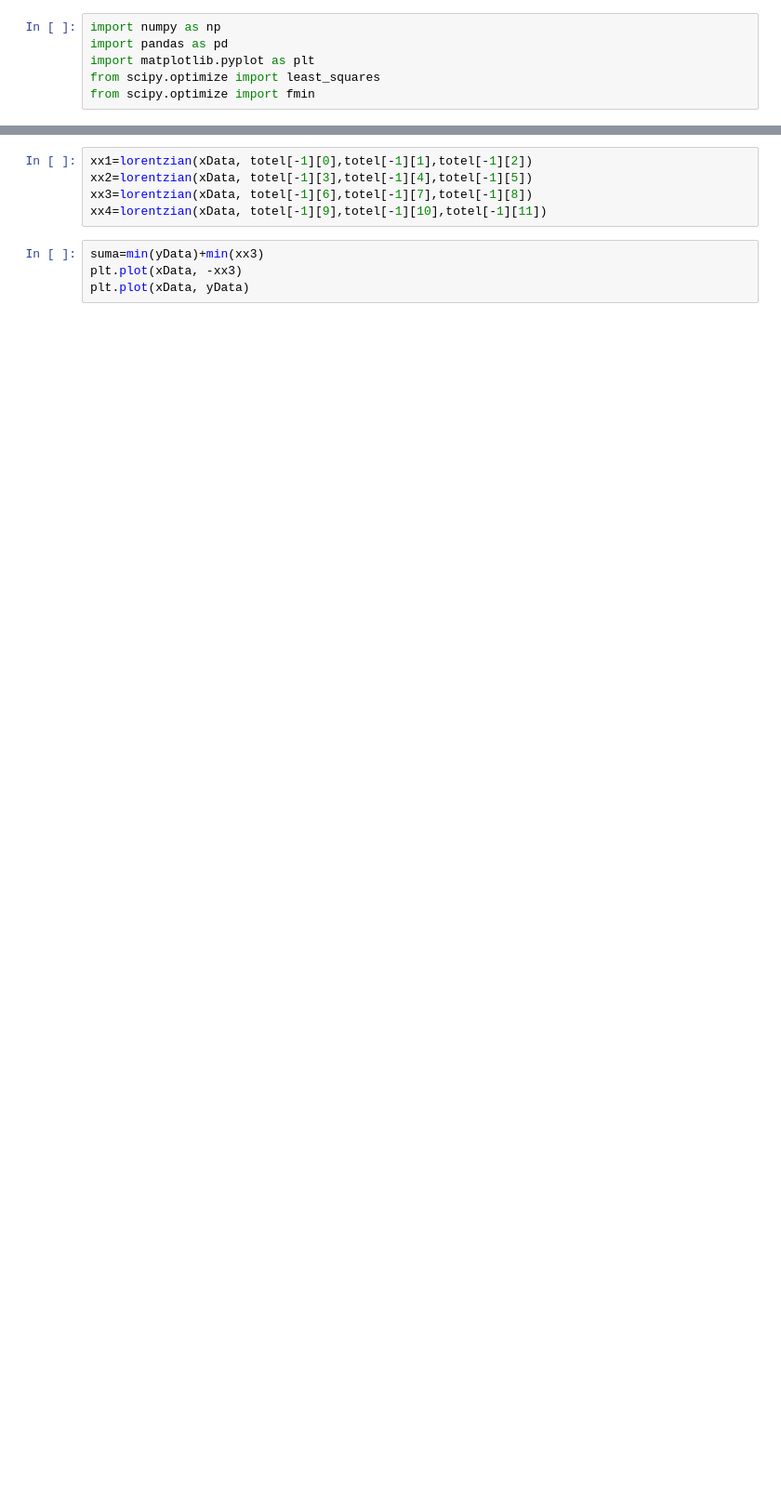
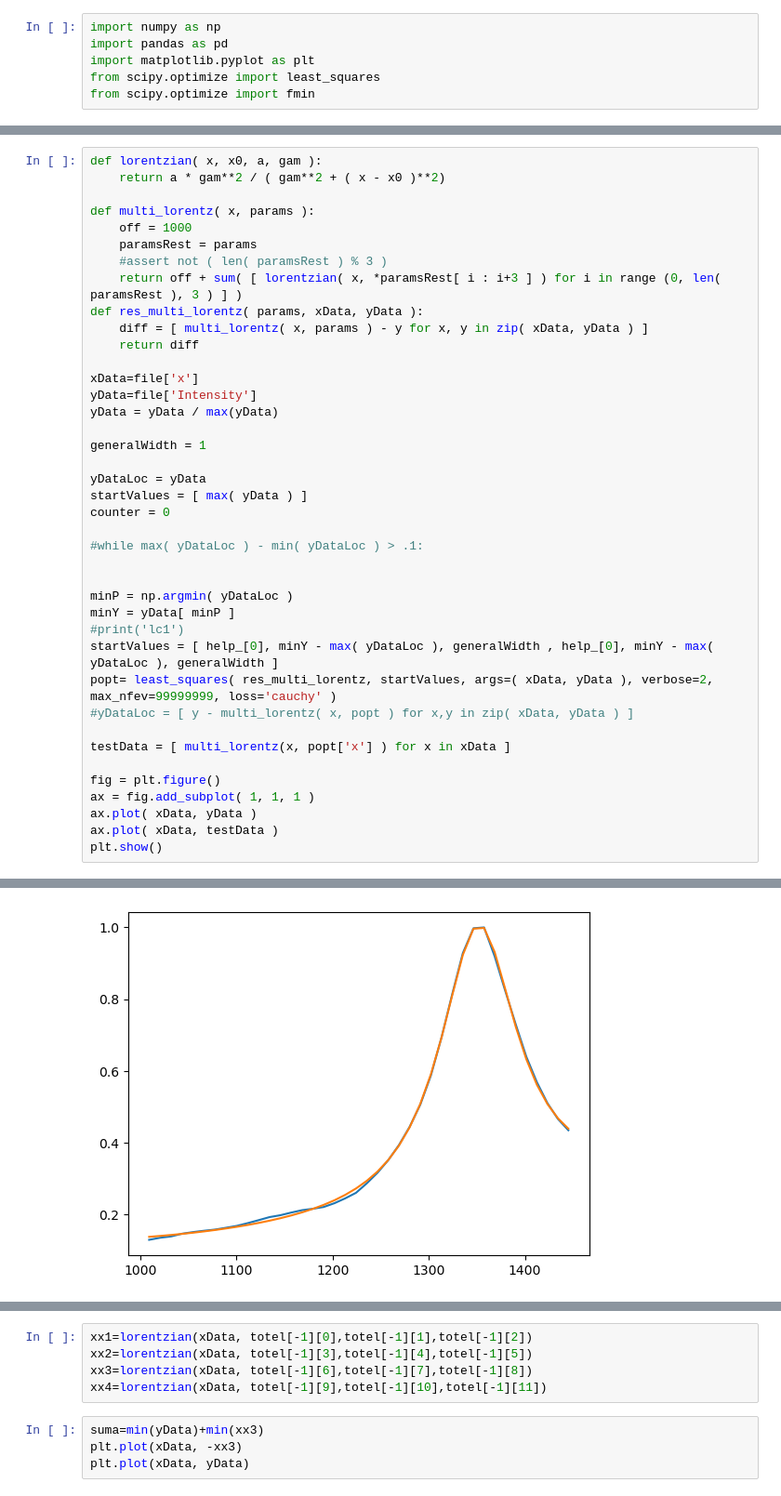
Before and after one commit to johannscanaval/Lorantzian_Ramman_ac, a Jupyter notebook: main.ipynb, the cells around one changed output, grey strips where cells are left out. Shown: that part at 93% size. Saved outputs shown, nothing was run; the diff lists cells and outputs as text; blank space fills up the shorter version.

```diff
--- a/main.ipynb
+++ b/main.ipynb
@@ -17,0 +18,41 @@ plt.plot(file['x'], file['Intensity'])
+# %%
+def lorentzian( x, x0, a, gam ):
+    return a * gam**2 / ( gam**2 + ( x - x0 )**2)
+
+def multi_lorentz( x, params ):
+    off = 1000
+    paramsRest = params
+    #assert not ( len( paramsRest ) % 3 )
+    return off + sum( [ lorentzian( x, *paramsRest[ i : i+3 ] ) for i in range (0, len( paramsRest ), 3 ) ] )
+def res_multi_lorentz( params, xData, yData ):
+    diff = [ multi_lorentz( x, params ) - y for x, y in zip( xData, yData ) ]
+    return diff
+
+xData=file['x']
+yData=file['Intensity']
+yData = yData / max(yData)
+
+generalWidth = 1
+
+yDataLoc = yData
+startValues = [ max( yData ) ]
+counter = 0
+
+#while max( yDataLoc ) - min( yDataLoc ) > .1:
+
+
+minP = np.argmin( yDataLoc )
+minY = yData[ minP ]
+#print('lc1')
+startValues = [ help_[0], minY - max( yDataLoc ), generalWidth , help_[0], minY - max( yDataLoc ), generalWidth ]
+popt= least_squares( res_multi_lorentz, startValues, args=( xData, yData ), verbose=2, max_nfev=99999999, loss='cauchy' )
+#yDataLoc = [ y - multi_lorentz( x, popt ) for x,y in zip( xData, yData ) ]
+
+testData = [ multi_lorentz(x, popt['x'] ) for x in xData ]
+
+fig = plt.figure()
+ax = fig.add_subplot( 1, 1, 1 )
+ax.plot( xData, yData )
+ax.plot( xData, testData )
+plt.show()
+# %% [output]
@@ -17,0 +76 @@ plt.plot(file['x'], file['Intensity'])
+[figure, added]
```
Also changed, not shown: parts of 20 cells of this notebook.
